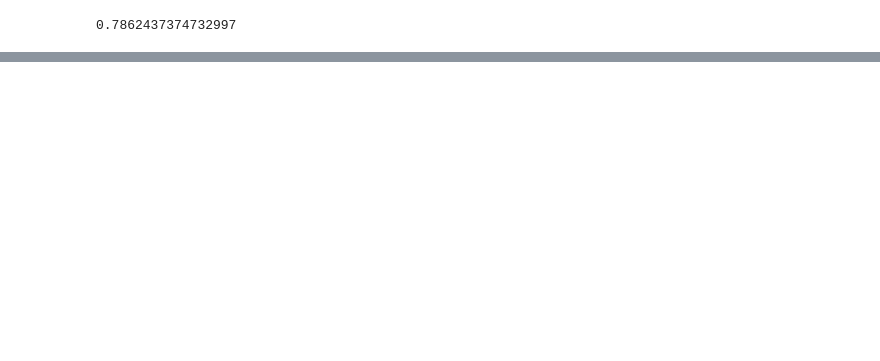
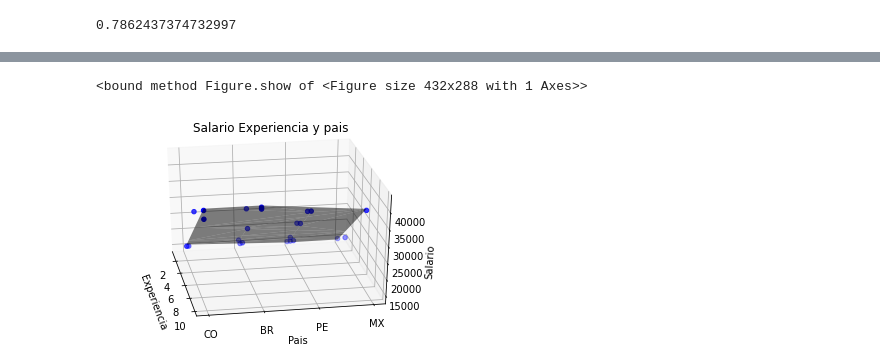
Before and after one commit to datalou/Data-Science, a Jupyter notebook: Regresion_Lineal_simple_creacion_de_modelo.ipynb, the cells around one changed output, grey strips where cells are left out. Cells and saved outputs as stored; diff of their text form; code cells hidden in the pictures; blank space fills up the shorter version.

```diff
--- a/Regresion_Lineal_simple_creacion_de_modelo.ipynb
+++ b/Regresion_Lineal_simple_creacion_de_modelo.ipynb
@@ -106,0 +131,7 @@ regressor.score(X_test, Y_test)
+# %%
+dataset['pais'] = paises_dataset
+# %%
+x = dataset.drop('Salario', axis=1)
+y = dataset.iloc[:,1].values
+# %%
+X_train, X_test, Y_train, Y_test = train_test_split(x, y, test_size = 0.2, random_state = 0)
@@ -106,0 +147,16 @@ regressor.score(X_test, Y_test)
+# %%
+fig = plt.figure()
+viz_train = fig.add_subplot(111, projection='3d')
+viz_train.scatter(X_train['Aexperiencia'],X_train['pais'], Y_train, color = 'blue')
+viz_train.plot_trisurf(X_train['Aexperiencia'],X_train['pais'], regressor.predict(X_train),color = 'black', alpha = 0.5)
+viz_train.set_title('Salario Experiencia y pais')
+viz_train.set_xlabel('Experiencia')
+viz_train.set_ylabel('Pais')
+viz_train.set_zlabel('Salario')
+viz_train.set_yticks(range(len(paises_encoded)))
+viz_train.set_yticklabels(le1.inverse_transform(paises_encoded))
+viz_train.azim=-10
+fig.show
+# %% [output]
+<bound method Figure.show of <Figure size 432x288 with 1 Axes>>
+[figure, added]
```
Also changed, not shown: parts of 13 cells of this notebook.
